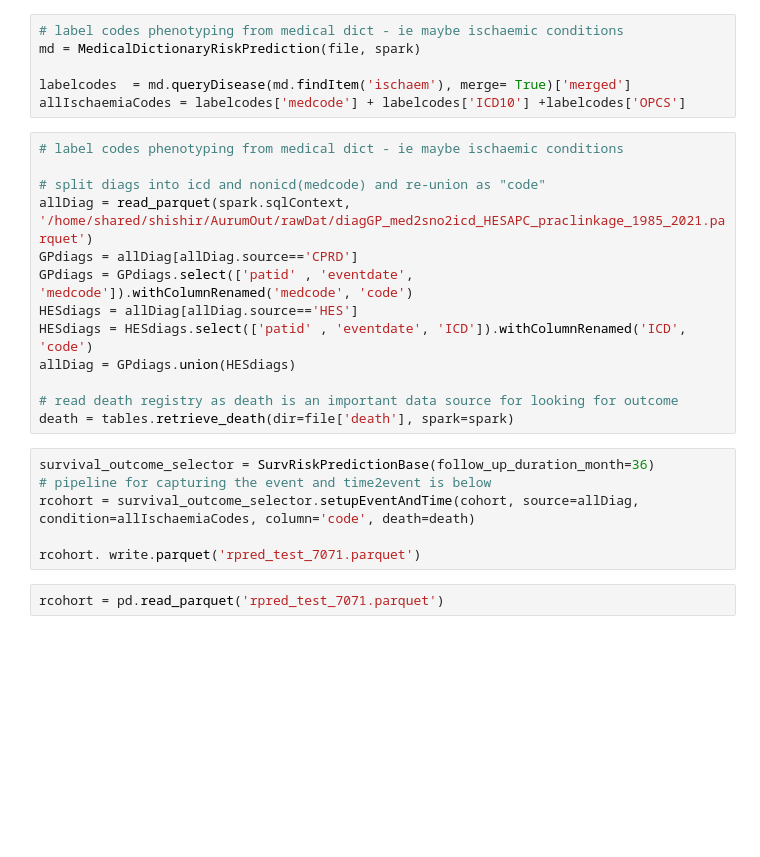
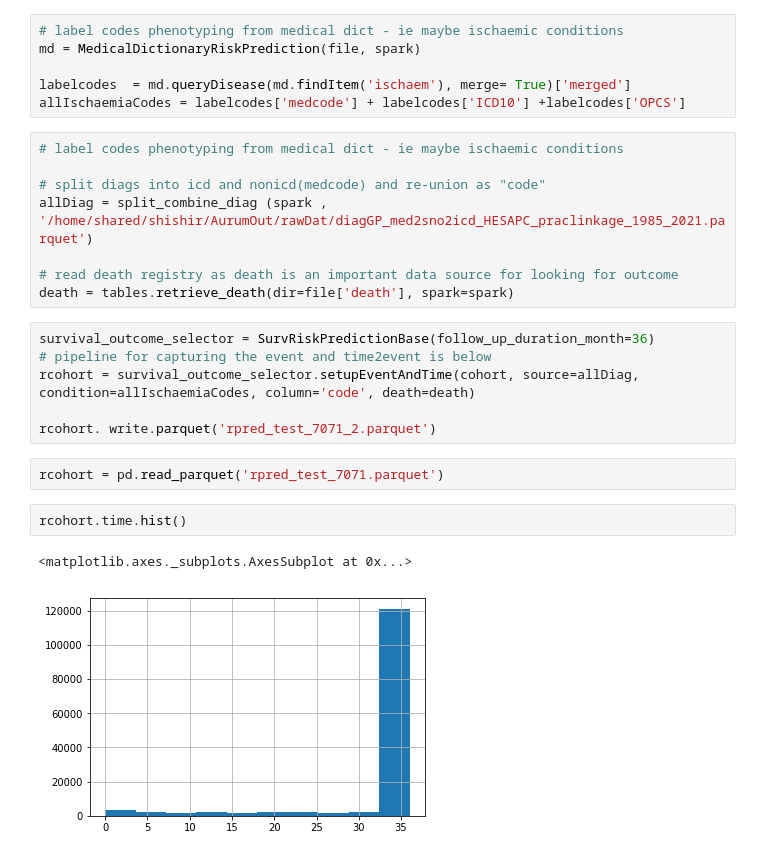
Before and after one commit to srn284/CPRD_Cut22, a Jupyter notebook: debug/Survival prediction demo.ipynb, the cells around one changed output. Saved outputs shown, nothing was run; the diff lists cells and outputs as text; blank space fills up the shorter version.

```diff
--- a/debug/Survival prediction demo.ipynb
+++ b/debug/Survival prediction demo.ipynb
@@ -110,12 +114,7 @@ allIschaemiaCodes = labelcodes['medcode'] + labelcodes['ICD10'] +labelcodes['OPC
 # label codes phenotyping from medical dict - ie maybe ischaemic conditions
 
 # split diags into icd and nonicd(medcode) and re-union as "code"
-allDiag = read_parquet(spark.sqlContext, '/home/shared/shishir/AurumOut/rawDat/diagGP_med2sno2icd_HESAPC_praclinkage_1985_2021.parquet')
-GPdiags = allDiag[allDiag.source=='CPRD']
-GPdiags = GPdiags.select(['patid' , 'eventdate', 'medcode']).withColumnRenamed('medcode', 'code')
-HESdiags = allDiag[allDiag.source=='HES']
-HESdiags = HESdiags.select(['patid' , 'eventdate', 'ICD']).withColumnRenamed('ICD', 'code')
-allDiag = GPdiags.union(HESdiags)
+allDiag = split_combine_diag (spark , '/home/shared/shishir/AurumOut/rawDat/diagGP_med2sno2icd_HESAPC_praclinkage_1985_2021.parquet')
 
 # read death registry as death is an important data source for looking for outcome
 death = tables.retrieve_death(dir=file['death'], spark=spark)
@@ -124,6 +123,11 @@ survival_outcome_selector = SurvRiskPredictionBase(follow_up_duration_month=36)
 # pipeline for capturing the event and time2event is below
 rcohort = survival_outcome_selector.setupEventAndTime(cohort, source=allDiag, condition=allIschaemiaCodes, column='code', death=death)
 
-rcohort. write.parquet('rpred_test_7071.parquet')
+rcohort. write.parquet('rpred_test_7071_2.parquet')
 # %%
 rcohort = pd.read_parquet('rpred_test_7071.parquet')
+# %%
+rcohort.time.hist()
+# %% [output]
+<matplotlib.axes._subplots.AxesSubplot at 0x...>
+[figure, added]
```
Also changed, not shown: parts of 6 cells of this notebook, 1 other file.
